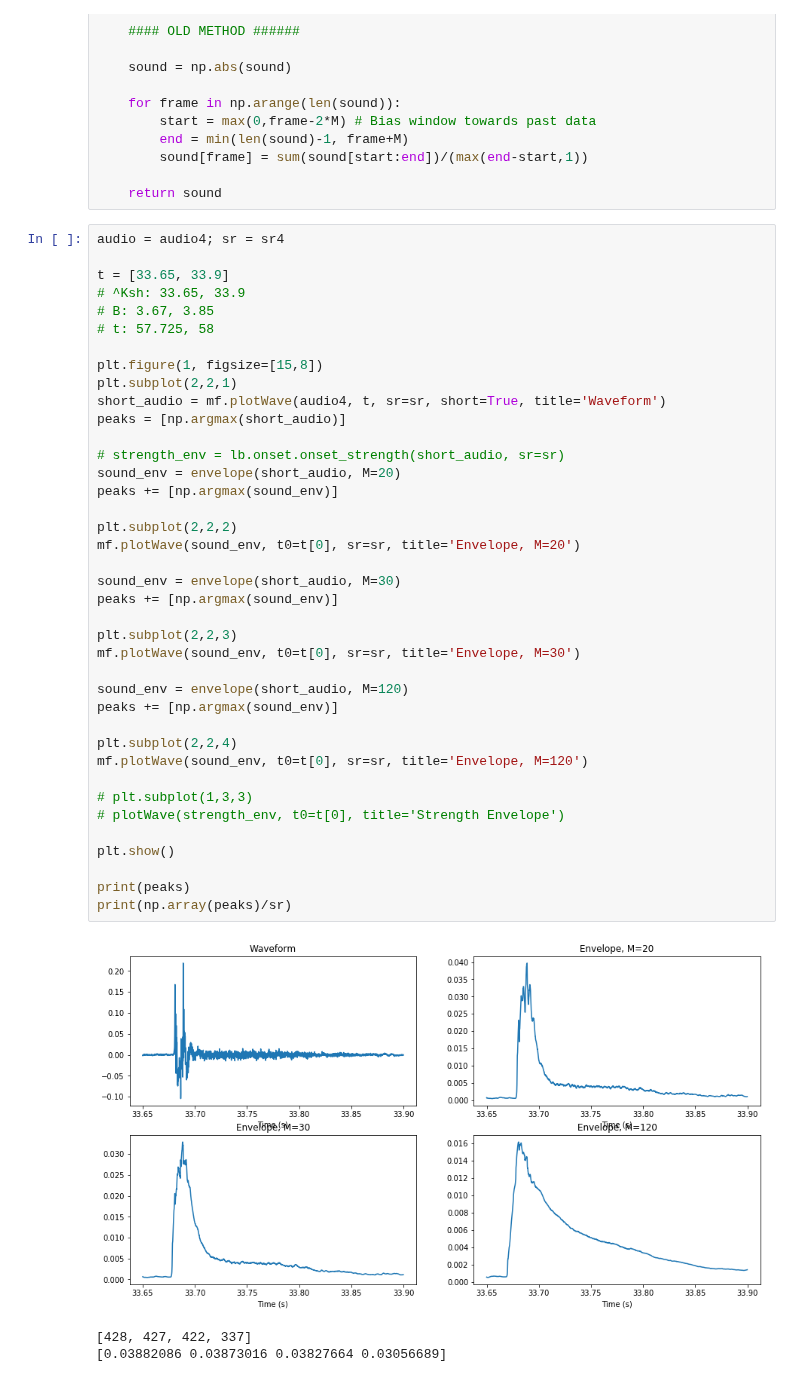
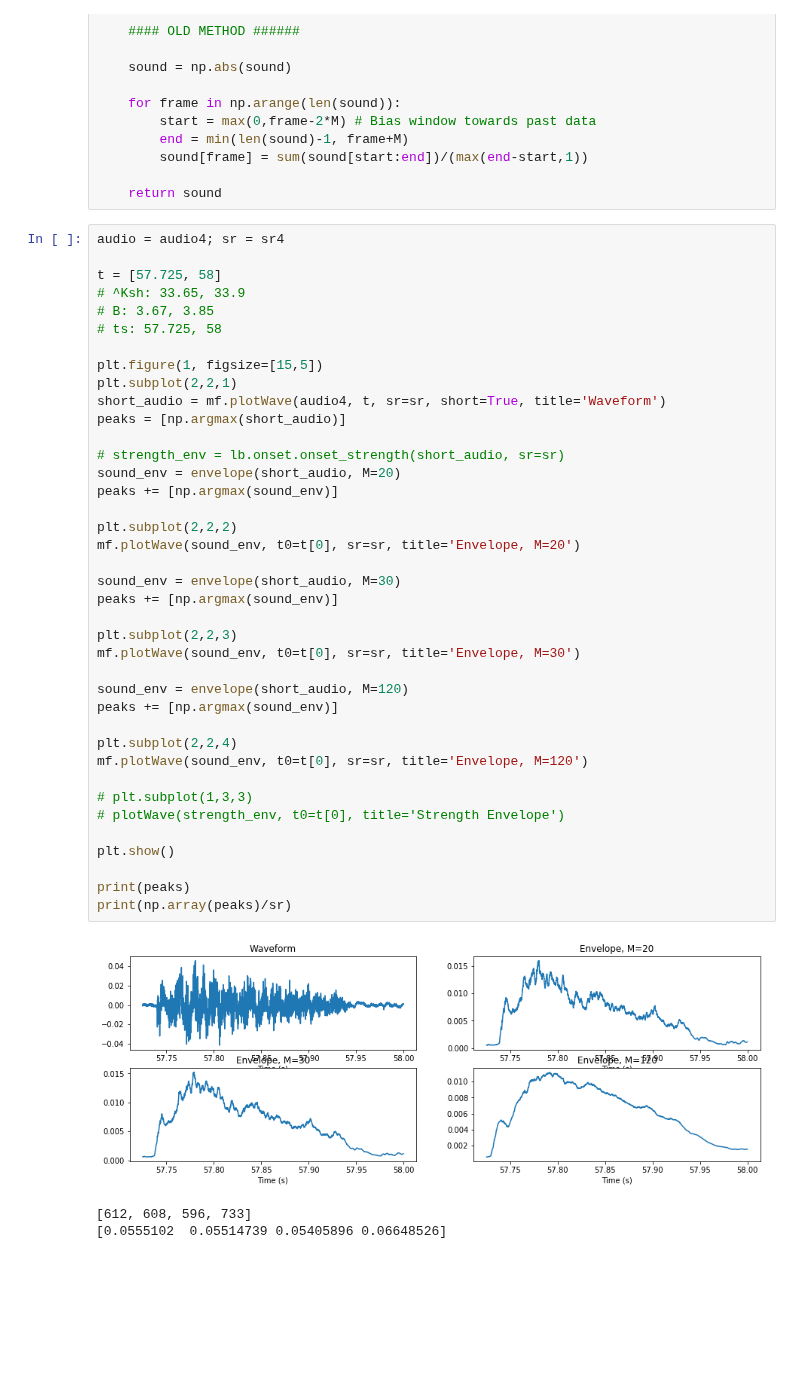
Before and after one commit to Blurrway/Beatboxing-Decomposition, a Jupyter notebook: Feature_Vectors.ipynb, the cells around one changed output. Drawn from its saved outputs; the diff is of its cells as text; blank space fills up the shorter version.

```diff
--- a/Feature_Vectors.ipynb
+++ b/Feature_Vectors.ipynb
@@ -48,43 +48,43 @@ def envelope(sound, M=20, sr=sr):
 # %%
 audio = audio4; sr = sr4
 
-t = [33.65, 33.9]
+t = [57.725, 58]
 # ^Ksh: 33.65, 33.9
 # B: 3.67, 3.85
-# t: 57.725, 58
+# ts: 57.725, 58
 
-plt.figure(1, figsize=[15,8])
+plt.figure(1, figsize=[15,5])
 plt.subplot(2,2,1)
 short_audio = mf.plotWave(audio4, t, sr=sr, short=True, title='Waveform')
 peaks = [np.argmax(short_audio)]
 
 # strength_env = lb.onset.onset_strength(short_audio, sr=sr)
 sound_env = envelope(short_audio, M=20)
 peaks += [np.argmax(sound_env)]
 
 plt.subplot(2,2,2)
 mf.plotWave(sound_env, t0=t[0], sr=sr, title='Envelope, M=20')
 
 sound_env = envelope(short_audio, M=30)
 peaks += [np.argmax(sound_env)]
 
 plt.subplot(2,2,3)
 mf.plotWave(sound_env, t0=t[0], sr=sr, title='Envelope, M=30')
 
 sound_env = envelope(short_audio, M=120)
 peaks += [np.argmax(sound_env)]
 
 plt.subplot(2,2,4)
 mf.plotWave(sound_env, t0=t[0], sr=sr, title='Envelope, M=120')
 
 # plt.subplot(1,3,3)
 # plotWave(strength_env, t0=t[0], title='Strength Envelope')
 
 plt.show()
 
 print(peaks)
 print(np.array(peaks)/sr)
 # %% [output]
-[figure, old version]
+[figure, new version]
-[428, 427, 422, 337]
-[0.03882086 0.03873016 0.03827664 0.03056689]
+[612, 608, 596, 733]
+[0.0555102  0.05514739 0.05405896 0.06648526]
```
Also changed, not shown: parts of 3 cells of this notebook, 2 other files.
